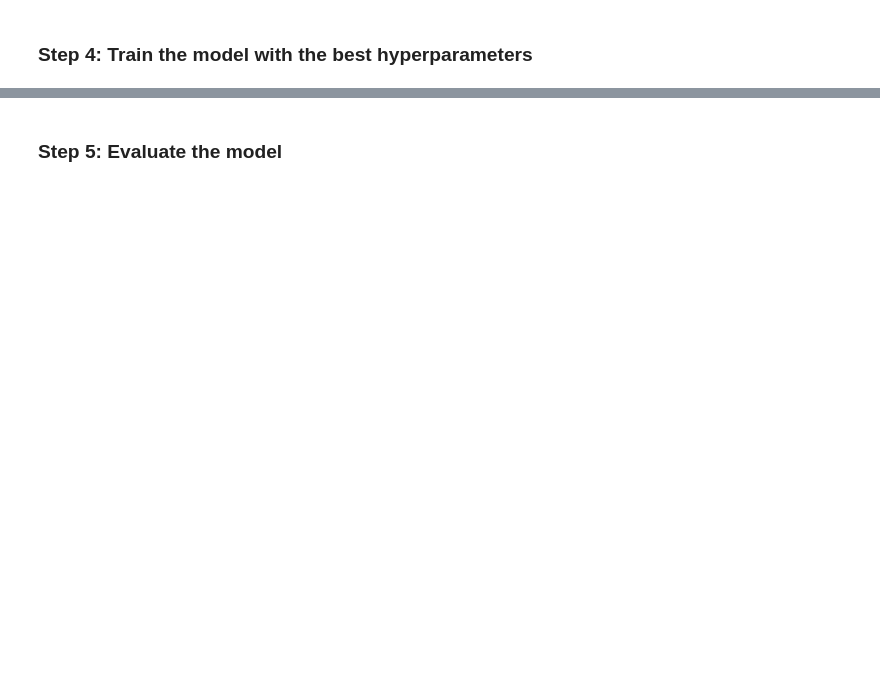
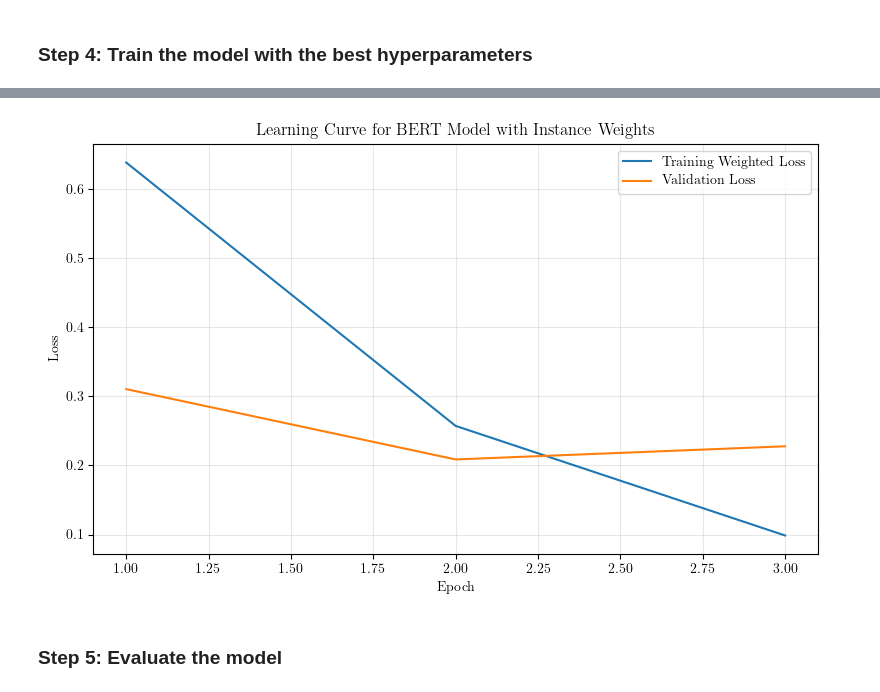
Before and after one commit to Hugoverissimo21/finphrasebank-sentiment, a Jupyter notebook: model BERT (3).ipynb, the cells around one changed output, grey strips where cells are left out. Saved outputs shown, nothing was run; the diff lists cells and outputs as text; code cells hidden in the pictures; blank space fills up the shorter version.

```diff
--- a/model BERT (3).ipynb
+++ b/model BERT (3).ipynb
@@ -333,16 +365,18 @@ for epoch in range(int(best_hyperparameters["num_train_epochs"])):
 # %%
 # show the learning curves
 plt.figure(figsize=(8, 5))
-plt.plot(train_loss_per_epoch, label='Training Weighted Loss')
-plt.plot(val_loss_per_epoch, label='Validation Loss')
+plt.plot(range(1, len(train_loss_per_epoch) + 1), train_loss_per_epoch, label='Training Weighted Loss')
+plt.plot(range(1, len(val_loss_per_epoch) + 1), val_loss_per_epoch, label='Validation Loss')
 plt.xlabel("Epoch")
 plt.ylabel("Loss")
 plt.legend()
 plt.grid(True, alpha=0.3)
 plt.title("Learning Curve for BERT Model with Instance Weights")
 plt.tight_layout()
 plt.savefig("assets/weighted_bert_learning_curve.png", transparent=True)
 plt.show()
+# %% [output]
+[figure, added]
 # %% [markdown]
 ### Step 5: Evaluate the model
 # %%
```
Also changed, not shown: parts of 7 cells of this notebook, 4 other files.
